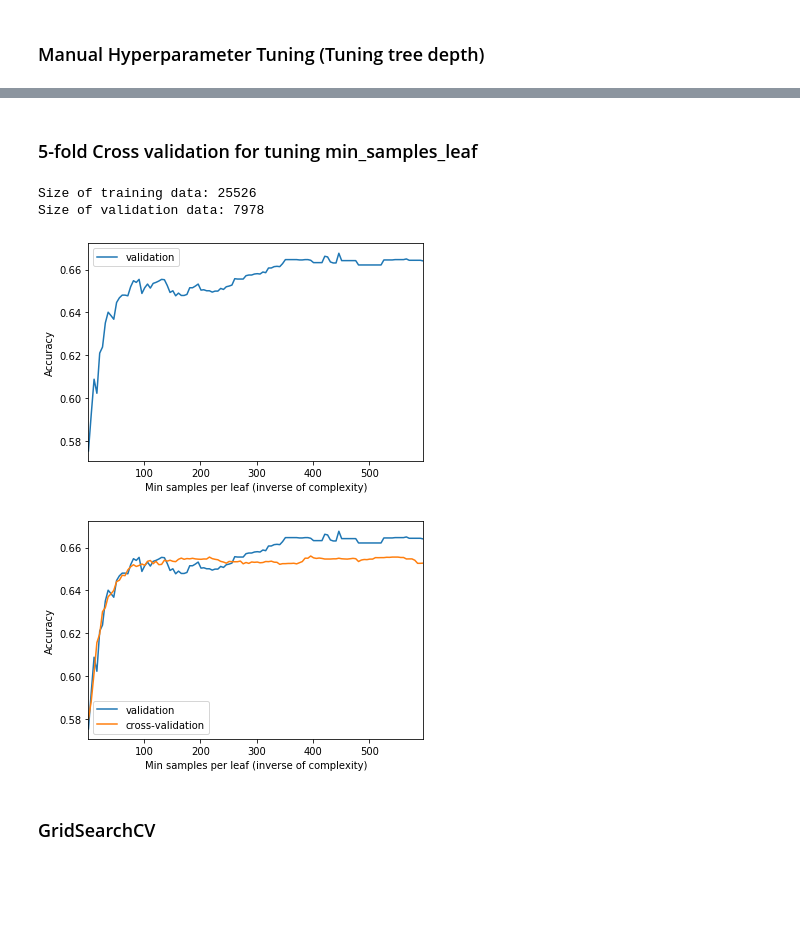
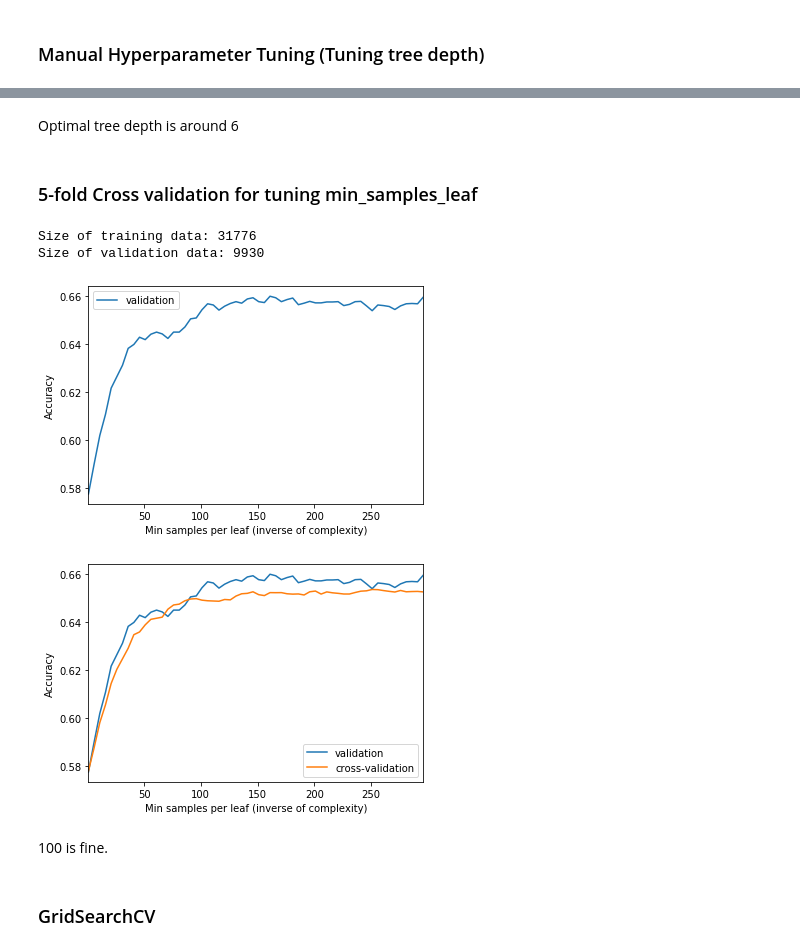
Before and after one commit to owen-hwlee/isom3360_project_credit_card_defaultee_analysis, a Jupyter notebook: models/decision_tree/decision_tree.ipynb, the cells around one changed output, grey strips where cells are left out. Cells and saved outputs as stored; diff of their text form; code cells hidden in the pictures; blank space fills up the shorter version.

Commit message:
Completed Decision tree classifier

```diff
--- a/models/decision_tree/decision_tree.ipynb
+++ b/models/decision_tree/decision_tree.ipynb
@@ -879,7 +919,7 @@ for m in min_leaves:
     model_cv = DecisionTreeClassifier(min_samples_leaf=m, random_state=3360)
     # Evaluate the performance of the hyperparameter with cross validation.
     # The parameter 'cv' is used to determine the number of splits (folds).
-    predictions_cv = cross_val_predict(model_cv, X_train, y_train, cv=5)
+    predictions_cv = cross_val_predict(model_cv, X_train, y_train, cv=3)
     accuracy_cv = accuracy_score(y_train, predictions_cv,normalize=True, sample_weight=None)
     Accuracy_cv.append(accuracy_cv)
 
@@ -969,7 +1007,7 @@ weighted avg       0.66      0.66      0.66      7978
 # %% [markdown]
 What if this time we only use 20 features?
 # %%
-selected_features=['EXT_SOURCE_3','EXT_SOURCE_2','DAYS_BIRTH','REGION_RATING_CLIENT_W_CITY','NAME_EDUCATION_TYPE_Higher education','DAYS_LAST_PHONE_CHANGE','NAME_INCOME_TYPE_Working','NAME_EDUCATION_TYPE_Secondary / secondary special','DAYS_ID_PUBLISH','MALE_True','NAME_INCOME_TYPE_Pensioner','FLAG_DOCUMENT_3','REG_CITY_NOT_WORK_CITY','AMT_GOODS_PRICE','DAYS_REGISTRATION','REG_CITY_NOT_LIVE_CITY','REGION_POPULATION_RELATIVE','DEF_30_CNT_SOCIAL_CIRCLE','NAME_CONTRACT_TYPE_Revolving loans','DEF_60_CNT_SOCIAL_CIRCLE']
+selected_features=['EXT_SOURCE_3','EXT_SOURCE_2','DAYS_BIRTH','REGION_RATING_CLIENT_W_CITY','NAME_EDUCATION_TYPE_Higher education','NAME_INCOME_TYPE_Working','DAYS_LAST_PHONE_CHANGE','NAME_EDUCATION_TYPE_Secondary / secondary special','MALE_True','DAYS_ID_PUBLISH','NAME_INCOME_TYPE_Pensioner','REG_CITY_NOT_WORK_CITY','DAYS_REGISTRATION','REG_CITY_NOT_LIVE_CITY','AMT_GOODS_PRICE','REGION_POPULATION_RELATIVE','NAME_CONTRACT_TYPE_Revolving loans','LIVE_CITY_NOT_WORK_CITY','DEF_30_CNT_SOCIAL_CIRCLE','DEF_60_CNT_SOCIAL_CIRCLE']
 len(selected_features)
 # %% [output]
 20
@@ -1066,7 +1104,7 @@ weighted avg       1.00      1.00      1.00     31908
 ### Manual Hyperparameter Tuning (Tuning tree depth)
 # %%
 # create an array that holds the max_depth
-max_depth = np. linspace(1,32,32, endpoint=True)
+max_depth = np. linspace(1,10,10, endpoint=True)
 # %%
 max_depth
 # %% [output]
@@ -1102,3 +1138,5 @@ plt.show()
+# %% [markdown]
+Optimal tree depth is around 6
 # %% [markdown]
 ### 5-fold Cross validation for tuning min_samples_leaf
 # %%
@@ -1114,7 +1152,7 @@ X_strain, X_val2, y_strain, y_val2 = train_test_split(X_train, y_train, test_siz
 print(f"Size of training data: {X_strain.shape[0]}")
 print(f"Size of validation data: {X_val.shape[0]}")
 
-min_leaves = range(1,600,5)
+min_leaves = range(1,300,5)
 
 Accuracy_val = []
 for m in min_leaves:
@@ -1129,26 +1167,28 @@ for m in min_leaves:
 results = pd.DataFrame({"min_leaves": min_leaves, "validation":Accuracy_val})
 plot_fitting_curves(results)
 # %% [output]
-Size of training data: 25526
-Size of validation data: 7978
+Size of training data: 31776
+Size of validation data: 9930
-[figure, old version]
+[figure, new version]
 # %%
 from sklearn.model_selection import cross_val_predict
 
 Accuracy_cv = []
 for m in min_leaves:
     # Define hyperparamter for complexity control
     model_cv = DecisionTreeClassifier(min_samples_leaf=m, random_state=3360)
     # Evaluate the performance of the hyperparameter with cross validation.
     # The parameter 'cv' is used to determine the number of splits (folds).
-    predictions_cv = cross_val_predict(model_cv, X_train, y_train, cv=5)
+    predictions_cv = cross_val_predict(model_cv, X_train, y_train, cv=3)
     accuracy_cv = accuracy_score(y_train, predictions_cv,normalize=True, sample_weight=None)
     Accuracy_cv.append(accuracy_cv)
 
 results = pd.DataFrame({"min_leaves": min_leaves, "validation":Accuracy_val, "cross-validation":Accuracy_cv})
 plot_fitting_curves(results)
 # %% [output]
-[figure, old version]
+[figure, new version]
+# %% [markdown]
+100 is fine.
 # %% [markdown]
 ### GridSearchCV
 # %%
```
Also changed, not shown: parts of 86 cells of this notebook, 1 other file.
